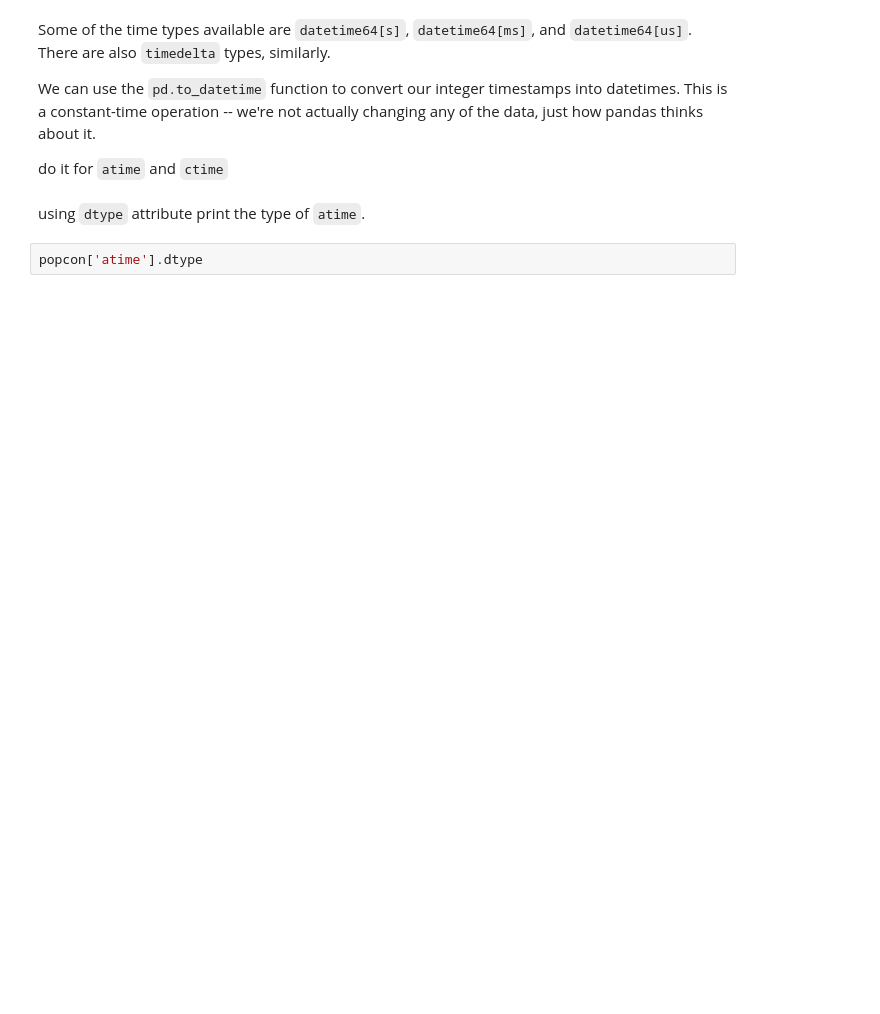
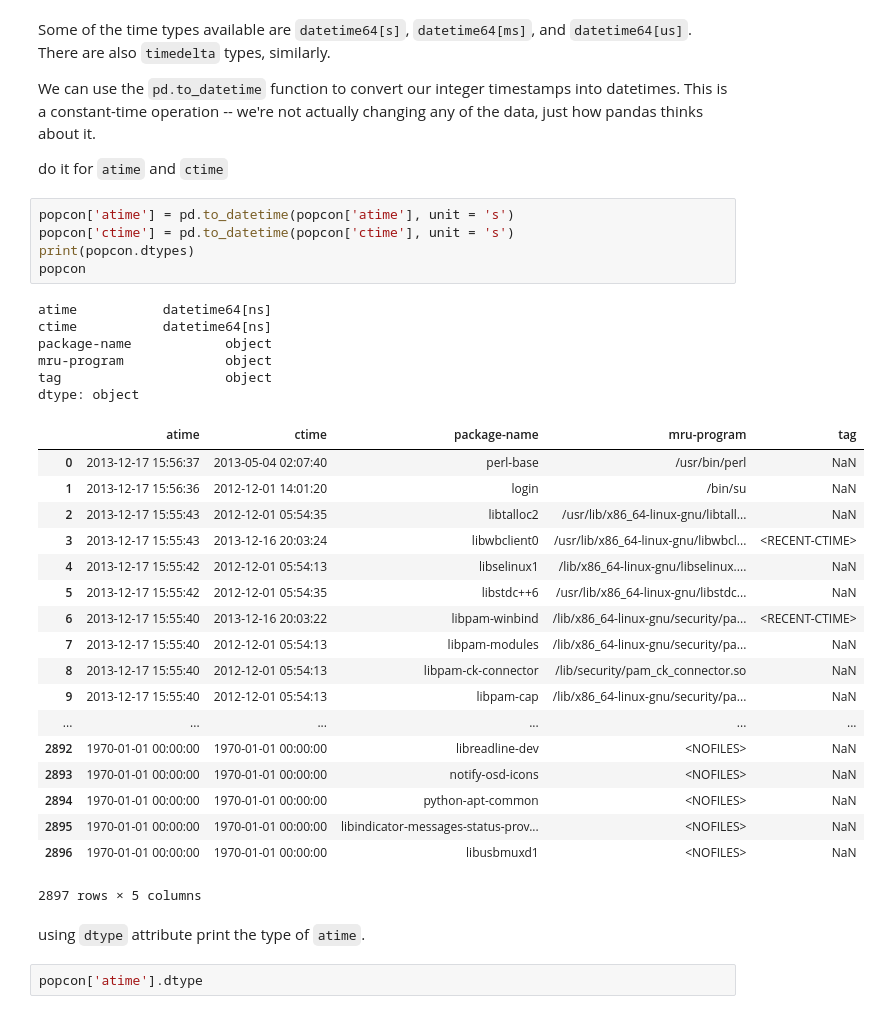
Before and after one commit to morganeheng/pandas-cookbook, a Jupyter notebook: cookbook/Chapter 8 - How to deal with timestamps.ipynb, the cells around one changed output. Saved outputs shown, nothing was run; the diff lists cells and outputs as text; blank space fills up the shorter version.

```diff
--- a/cookbook/Chapter 8 - How to deal with timestamps.ipynb
+++ b/cookbook/Chapter 8 - How to deal with timestamps.ipynb
@@ -23,6 +101,36 @@ Start to convert `atime` and `ctime` column as int. Every numpy array and pandas
 We can use the `pd.to_datetime` function to convert  our integer timestamps into datetimes. This is a constant-time operation -- we're not actually changing any of the data, just how pandas thinks about it.
 
 do it for `atime` and `ctime`
+# %%
+popcon['atime'] = pd.to_datetime(popcon['atime'], unit = 's')
+popcon['ctime'] = pd.to_datetime(popcon['ctime'], unit = 's')
+print(popcon.dtypes)
+popcon
+# %% [output]
+atime           datetime64[ns]
+ctime           datetime64[ns]
+package-name            object
+mru-program             object
+tag                     object
+dtype: object
+|  | atime | ctime | package-name | mru-program | tag |
+| 0 | 2013-12-17 15:56:37 | 2013-05-04 02:07:40 | perl-base | /usr/bin/perl | NaN |
+| 1 | 2013-12-17 15:56:36 | 2012-12-01 14:01:20 | login | /bin/su | NaN |
+| 2 | 2013-12-17 15:55:43 | 2012-12-01 05:54:35 | libtalloc2 | /usr/lib/x86_64-linux-gnu/libtall... | NaN |
+| 3 | 2013-12-17 15:55:43 | 2013-12-16 20:03:24 | libwbclient0 | /usr/lib/x86_64-linux-gnu/libwbcl... | <RECENT-CTIME> |
+| 4 | 2013-12-17 15:55:42 | 2012-12-01 05:54:13 | libselinux1 | /lib/x86_64-linux-gnu/libselinux.... | NaN |
+| 5 | 2013-12-17 15:55:42 | 2012-12-01 05:54:35 | libstdc++6 | /usr/lib/x86_64-linux-gnu/libstdc... | NaN |
+| 6 | 2013-12-17 15:55:40 | 2013-12-16 20:03:22 | libpam-winbind | /lib/x86_64-linux-gnu/security/pa... | <RECENT-CTIME> |
+| 7 | 2013-12-17 15:55:40 | 2012-12-01 05:54:13 | libpam-modules | /lib/x86_64-linux-gnu/security/pa... | NaN |
+| 8 | 2013-12-17 15:55:40 | 2012-12-01 05:54:13 | libpam-ck-connector | /lib/security/pam_ck_connector.so | NaN |
+| 9 | 2013-12-17 15:55:40 | 2012-12-01 05:54:13 | libpam-cap | /lib/x86_64-linux-gnu/security/pa... | NaN |
+| ... | ... | ... | ... | ... | ... |
+| 2892 | 1970-01-01 00:00:00 | 1970-01-01 00:00:00 | libreadline-dev | <NOFILES> | NaN |
+| 2893 | 1970-01-01 00:00:00 | 1970-01-01 00:00:00 | notify-osd-icons | <NOFILES> | NaN |
+| 2894 | 1970-01-01 00:00:00 | 1970-01-01 00:00:00 | python-apt-common | <NOFILES> | NaN |
+| 2895 | 1970-01-01 00:00:00 | 1970-01-01 00:00:00 | libindicator-messages-status-prov... | <NOFILES> | NaN |
+| 2896 | 1970-01-01 00:00:00 | 1970-01-01 00:00:00 | libusbmuxd1 | <NOFILES> | NaN |
+2897 rows × 5 columns
 # %% [markdown]
 using `dtype` attribute print the type of `atime`.
 # %%
```
Also changed, not shown: parts of 7 cells of this notebook, 1 other file.
